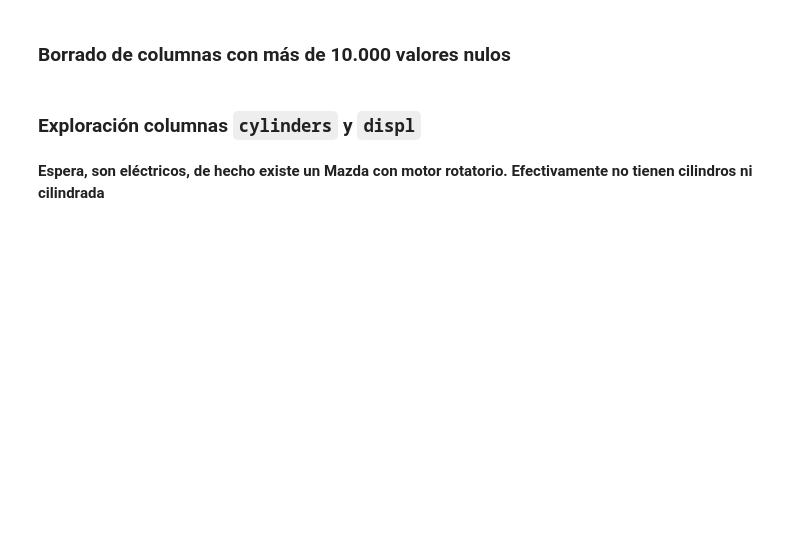
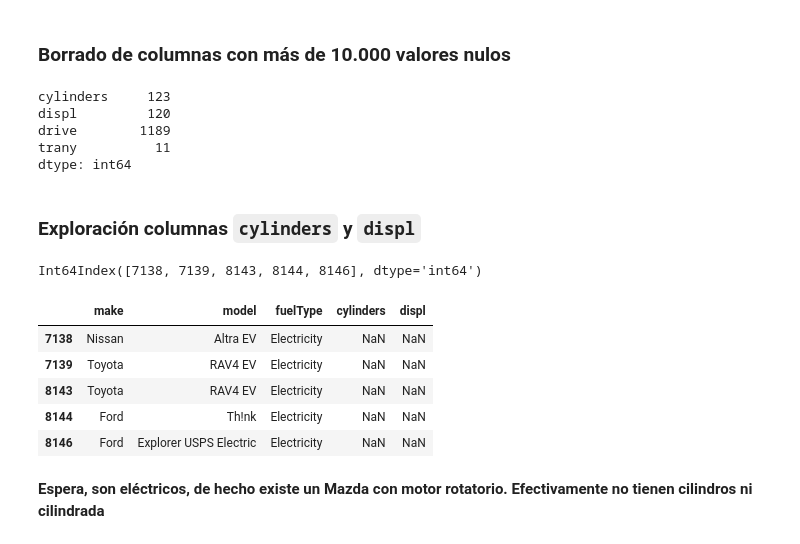
Before and after one commit to YonatanRA/ds_tb_part_21_09, a Jupyter notebook: 02-Data_Analysis/3.1 - Data Cleaning .ipynb, the cells around one changed output. Saved outputs shown, nothing was run; the diff lists cells and outputs as text; code cells hidden in the pictures; blank space fills up the shorter version.

```diff
--- a/02-Data_Analysis/3.1 - Data Cleaning .ipynb
+++ b/02-Data_Analysis/3.1 - Data Cleaning .ipynb
@@ -31,0 +126,4 @@ Por otro lado, el orden de los datos está relacionado con su estructura. Como d
+# %%
+nan_cols=df.isna().sum()
+
+nan_cols[nan_cols>0]  # columnas con nulos
@@ -32,6 +160,33 @@ Por otro lado, el orden de los datos está relacionado con su estructura. Como d
 # %% [markdown]
 ### Borrado de columnas con más de 10.000 valores nulos
+# %%
+df=df.drop(columns=nan_cols[nan_cols>1e4].index)
+# %%
+nan_cols=df.isna().sum()
+
+nan_cols[nan_cols>0]  # columnas con nulos
+# %% [output]
+cylinders     123
+displ         120
+drive        1189
+trany          11
+dtype: int64
 # %% [markdown]
 ### Exploración columnas `cylinders` y `displ`
+# %%
+bad_index=df.cylinders[df.cylinders.isna()].index   # lista de valores nulos de cilindros(indice)
+
+bad_index[:5]
+# %% [output]
+Int64Index([7138, 7139, 8143, 8144, 8146], dtype='int64')
+# %%
+df.iloc[bad_index][['make', 'model', 'fuelType', 'cylinders', 'displ']].head()
+# %% [output]
+|  | make | model | fuelType | cylinders | displ |
+| 7138 | Nissan | Altra EV | Electricity | NaN | NaN |
+| 7139 | Toyota | RAV4 EV | Electricity | NaN | NaN |
+| 8143 | Toyota | RAV4 EV | Electricity | NaN | NaN |
+| 8144 | Ford | Th!nk | Electricity | NaN | NaN |
+| 8146 | Ford | Explorer USPS Electric | Electricity | NaN | NaN |
 # %% [markdown]
 **Espera, son eléctricos, de hecho existe un Mazda con motor rotatorio. Efectivamente no tienen cilindros ni cilindrada**
```
Also changed, not shown: parts of 13 cells of this notebook, 2 other files.
